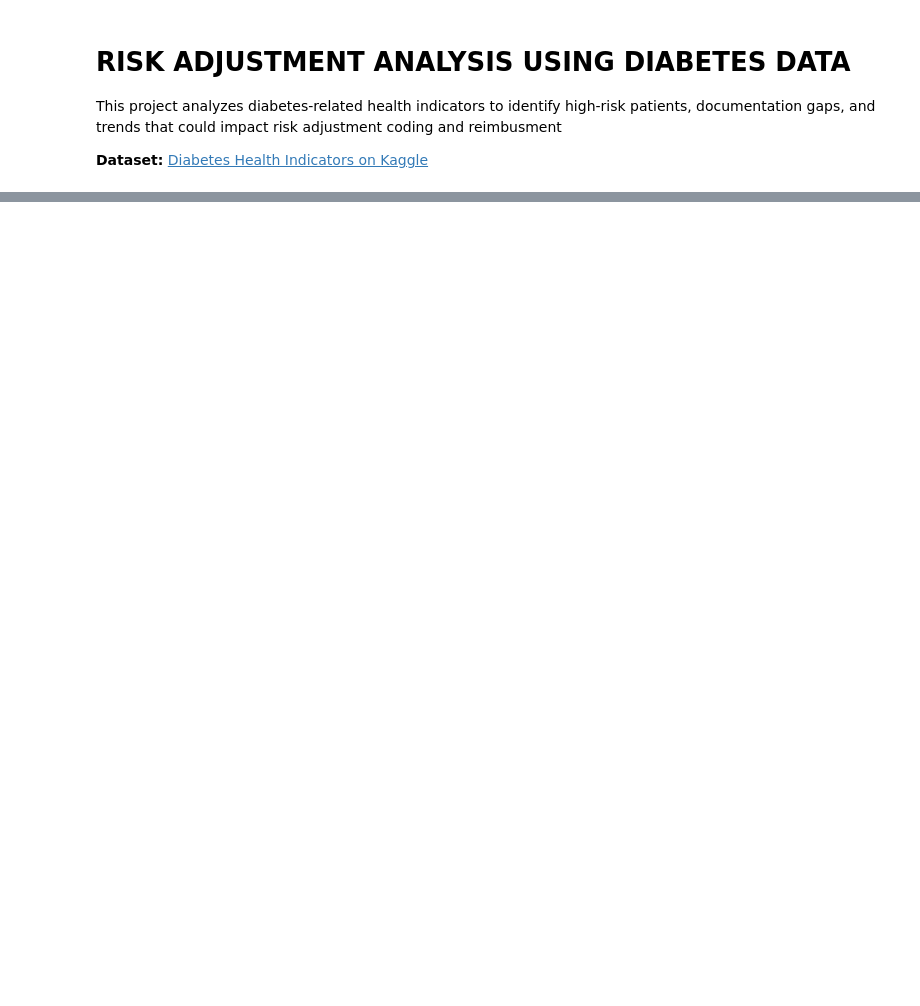
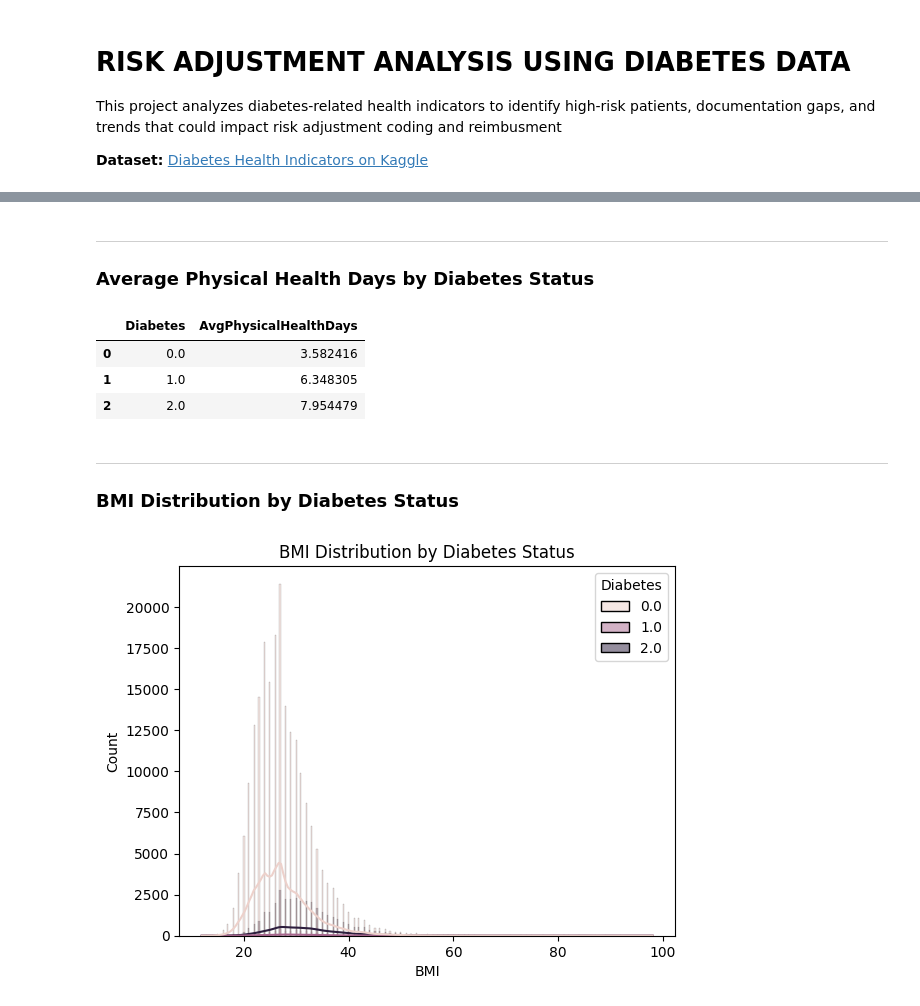
Before and after one commit to haidendr/SQL, a Jupyter notebook: diabetes_risk_adj/DIABETES_RISK_ADJ.ipynb, the cells around one changed output, grey strips where cells are left out. Cells and saved outputs as stored; diff of their text form; code cells hidden in the pictures; blank space fills up the shorter version.

```diff
--- a/diabetes_risk_adj/DIABETES_RISK_ADJ.ipynb
+++ b/diabetes_risk_adj/DIABETES_RISK_ADJ.ipynb
@@ -20,0 +27,29 @@ FileNotFoundError: [Errno 2] No such file or directory: 'diabetes_012_health_ind
+# %%
+# rename columns for sqlite compatability
+df.rename(columns={
+    'Diabetes_012': 'Diabetes',
+    'HighBP': 'HighBP',
+    'HighChol': 'HighChol',
+    'CholCheck': 'CholCheck',
+    'BMI': 'BMI',
+    'Smoker': 'Smoker',
+    'Stroke': 'Stroke',
+    'HeartDiseaseorAttack': 'HeartDisease',
+    'PhysActivity': 'PhysActivity',
+    'Fruits': 'Fruits',
+    'Veggies': 'Veggies',
+    'HvyAlcoholConsump': 'Alcohol',
+    'AnyHealthcare': 'Healthcare',
+    'NoDocbcCost': 'NoDocCost',
+    'GenHlth': 'GeneralHealth',
+    'MentHlth': 'MentalHealth',
+    'PhysHlth': 'PhysicalHealth',
+    'DiffWalk': 'DiffWalk',
+    'Sex': 'Sex',
+    'Age': 'Age',
+    'Education': 'Education',
+    'Income': 'Income'
+}, inplace=True)
+# %%
+# add PatientID column
+df['PatientID'] = df.index + 1
@@ -20,0 +113,24 @@ FileNotFoundError: [Errno 2] No such file or directory: 'diabetes_012_health_ind
+# %% [markdown]
+---
+### Average Physical Health Days by Diabetes Status
+# %%
+query = """
+SELECT Diabetes, AVG(PhysicalHealth) AS AvgPhysicalHealthDays
+FROM patients
+GROUP BY Diabetes
+"""
+pd.read_sql_query(query, conn)
+# %% [output]
+|  | Diabetes | AvgPhysicalHealthDays |
+| 0 | 0.0 | 3.582416 |
+| 1 | 1.0 | 6.348305 |
+| 2 | 2.0 | 7.954479 |
+# %% [markdown]
+---
+### BMI Distribution by Diabetes Status
+# %%
+sns.histplot(data=df, x='BMI', hue='Diabetes', kde=True)
+plt.title('BMI Distribution by Diabetes Status')
+plt.show()
+# %% [output]
+[figure, added]
```
Also changed, not shown: parts of 10 cells of this notebook.
